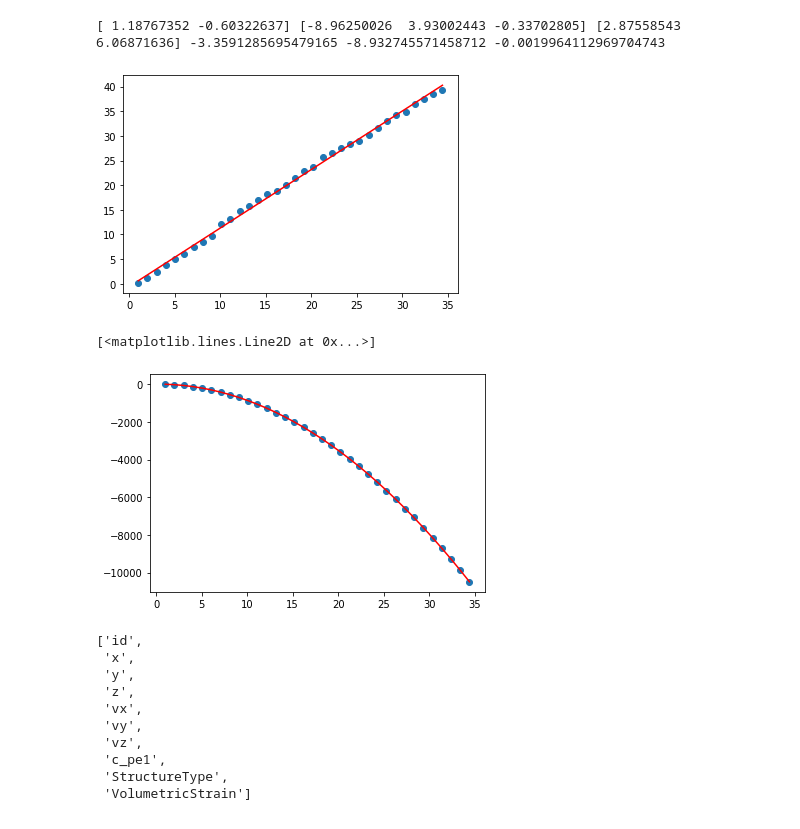
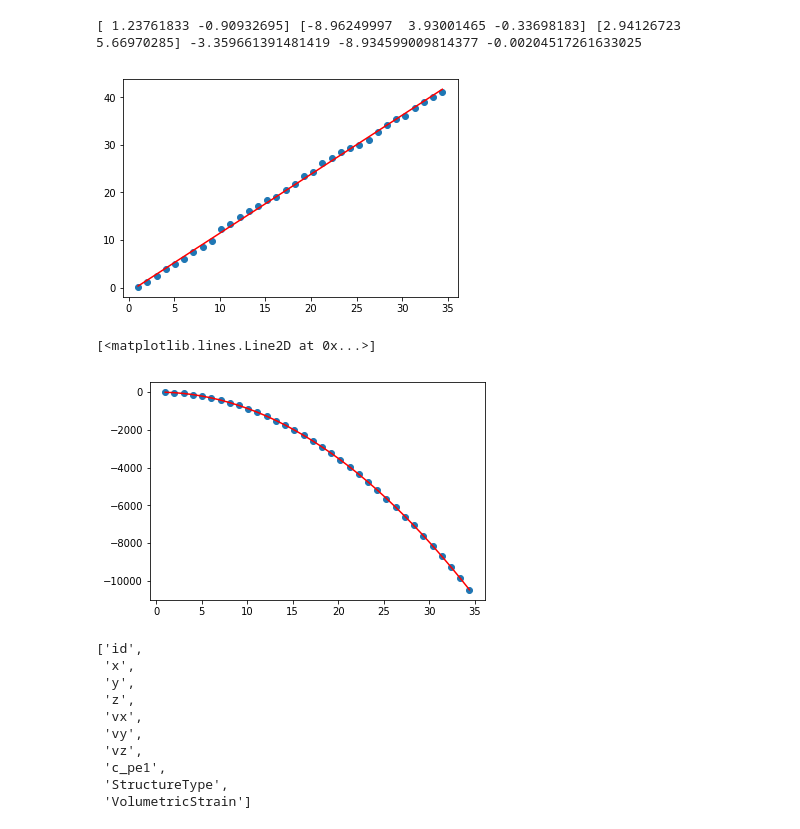
Before and after one commit to PaulTwine/TripleLines.github.io, a Jupyter notebook: TripleLine Fitting.ipynb, the cells around one changed output. Drawn from its saved outputs; the diff is of its cells as text; code cells hidden in the pictures.

```diff
--- a/TripleLine Fitting.ipynb
+++ b/TripleLine Fitting.ipynb
@@ -40,5 +40,5 @@ plt.show()
 # %%
-strDumpFile = 'VolumeTest/dump.eam'
+strDumpFile = '../data/dump.eam'
 strPMFile = strDumpFile + 'PM'
 objData = LD.LAMMPSData(strPMFile,1)
 objProcess = objData.GetTimeStepByIndex(0)
@@ -59,36 +59,36 @@ intCol = 0
 intPE = objProcess.GetColumnNames().index('c_pe1')
 intVS = objProcess.GetColumnNames().index('VolumetricStrain')
 fltVolume = np.mean(objProcess.GetLatticeAtoms()[:,intVS])
 fltMeanLatticePE = np.mean(objProcess.GetLatticeAtoms()[:,intPE])
 A =fltMeanLatticePE*4*4.05**(-3)*h*np.pi/(1+fltVolume)
 arrDistance = sc.spatial.distance_matrix(arrTriplePoints,arrTriplePoints)
 fltClosest = np.sort(arrDistance[intCol])[1]
 fltIncrement = 4.05/4
 for j in range(1,np.floor(fltClosest/(2*fltIncrement)).astype('int')):
     r = fltIncrement*j
     lstValues.append(r)
     values = objProcess.FindValuesInCylinder(arrTriplePoints[intCol], r,7)
     lstTotalPE.append(np.sum(values))
     lstExcess.append(np.sum(values) -fltMeanLatticePE*len(values))
 popt, popv = sc.optimize.curve_fit(LinearRule,lstValues, lstExcess)
 popt2, popv2 = sc.optimize.curve_fit(Quadratic, lstValues,lstTotalPE)
 popt3, popv3 = sc.optimize.curve_fit(TQuadratic, lstValues,lstTotalPE)
 for k in lstValues:
     lstFitLinear.append(LinearRule(k, *popt))
     lstFitQuadratic.append(Quadratic(k, *popt2))
     lstFitTQuadratic.append(TQuadratic(k,*popt3))
 plt.scatter(lstValues, lstExcess)
 plt.plot(lstValues, lstFitLinear, c='r')
 print(popt,popt2,popt3, fltMeanLatticePE, A,fltVolume)
 plt.show()
 plt.scatter(lstValues, lstTotalPE)
 plt.plot(lstValues, lstFitQuadratic, c='r')
 #plt.plot(lstValues, lstFitTQuadratic, c='g')
 # %% [output]
-[ 1.18767352 -0.60322637] [-8.96250026  3.93002443 -0.33702805] [2.87558543 6.06871636] -3.3591285695479165 -8.932745571458712 -0.0019964112969704743
+[ 1.23761833 -0.90932695] [-8.96249997  3.93001465 -0.33698183] [2.94126723 5.66970285] -3.359661391481419 -8.934599009814377 -0.00204517261633025
-[figure, old version]
+[figure, new version]
 [<matplotlib.lines.Line2D at 0x...>]
-[figure, old version]
+[figure, new version]
 # %%
 objProcess.GetColumnNames()
 # %% [output]
```
Also changed, not shown: parts of 14 cells of this notebook.
